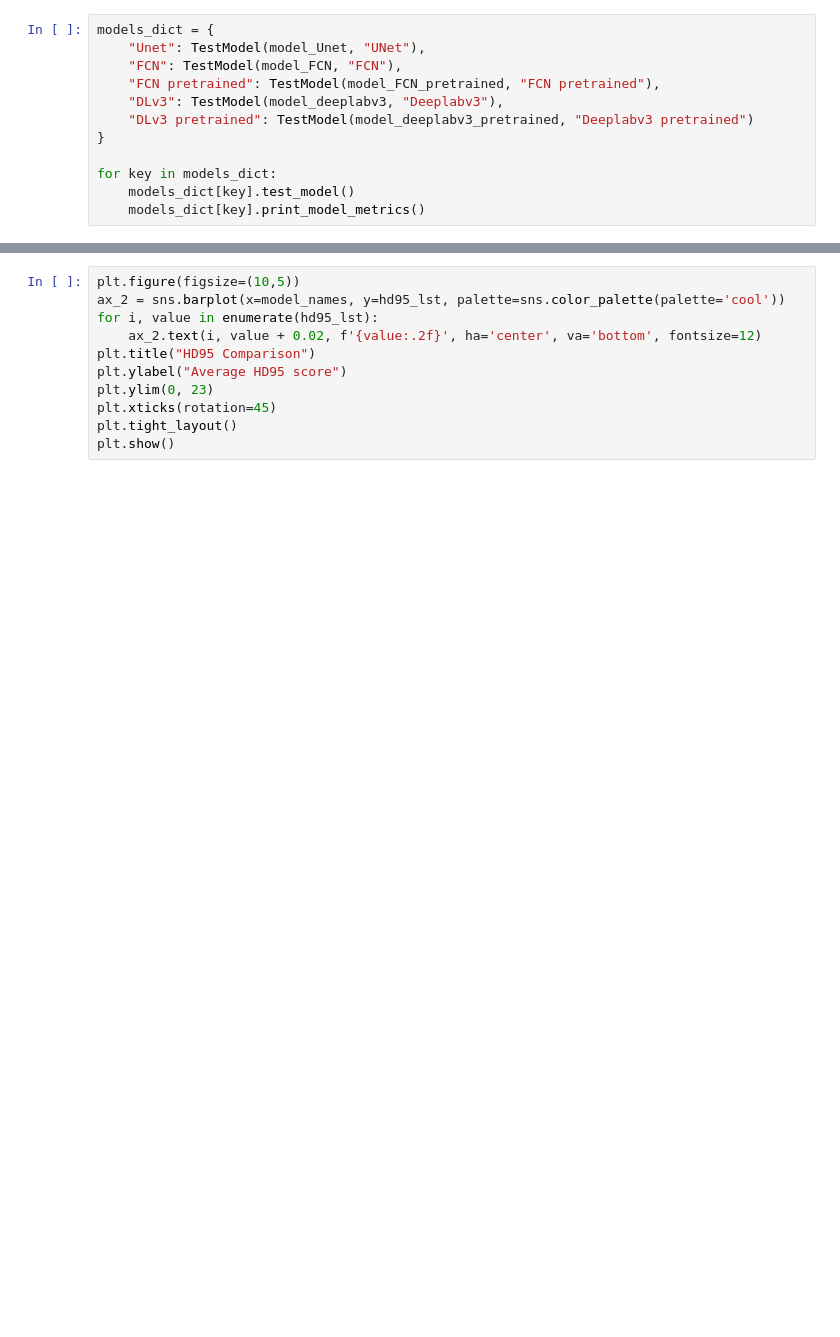
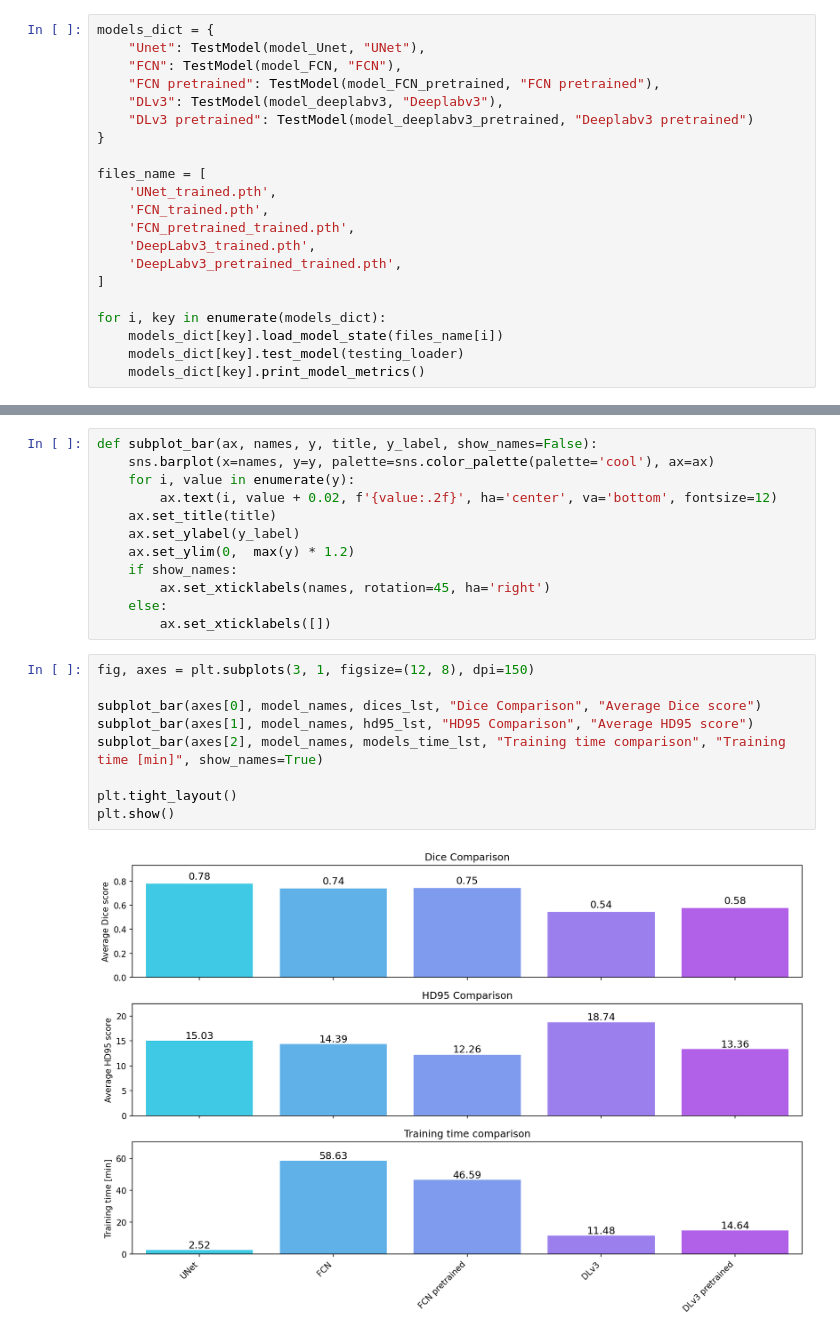
Before and after one commit to TypoweKiwi/Aorta_Segmentation, a Jupyter notebook: model_eval.ipynb, the cells around one changed output, grey strips where cells are left out. Cells and saved outputs as stored; diff of their text form; blank space fills up the shorter version.

```diff
--- a/model_eval.ipynb
+++ b/model_eval.ipynb
@@ -160,6 +193,15 @@ models_dict = {
     "DLv3 pretrained": TestModel(model_deeplabv3_pretrained, "Deeplabv3 pretrained")
 }
 
-for key in models_dict:
-    models_dict[key].test_model()
+files_name = [
+    'UNet_trained.pth',
+    'FCN_trained.pth',
+    'FCN_pretrained_trained.pth',
+    'DeepLabv3_trained.pth',
+    'DeepLabv3_pretrained_trained.pth',
+]
+
+for i, key in enumerate(models_dict):
+    models_dict[key].load_model_state(files_name[i])
+    models_dict[key].test_model(testing_loader)
     models_dict[key].print_model_metrics()
@@ -187,11 +240,23 @@ plt.show()
-# %%
-plt.figure(figsize=(10,5))
-ax_2 = sns.barplot(x=model_names, y=hd95_lst, palette=sns.color_palette(palette='cool'))
-for i, value in enumerate(hd95_lst):
-    ax_2.text(i, value + 0.02, f'{value:.2f}', ha='center', va='bottom', fontsize=12)
-plt.title("HD95 Comparison")
-plt.ylabel("Average HD95 score")
-plt.ylim(0, 23)
-plt.xticks(rotation=45)
-plt.tight_layout()
-plt.show()
+# %%
+def subplot_bar(ax, names, y, title, y_label, show_names=False):
+    sns.barplot(x=names, y=y, palette=sns.color_palette(palette='cool'), ax=ax)
+    for i, value in enumerate(y):
+        ax.text(i, value + 0.02, f'{value:.2f}', ha='center', va='bottom', fontsize=12)
+    ax.set_title(title)
+    ax.set_ylabel(y_label)
+    ax.set_ylim(0,  max(y) * 1.2)
+    if show_names:
+        ax.set_xticklabels(names, rotation=45, ha='right')
+    else:
+        ax.set_xticklabels([])
+# %%
+fig, axes = plt.subplots(3, 1, figsize=(12, 8), dpi=150)
+
+subplot_bar(axes[0], model_names, dices_lst, "Dice Comparison", "Average Dice score")
+subplot_bar(axes[1], model_names, hd95_lst, "HD95 Comparison", "Average HD95 score")
+subplot_bar(axes[2], model_names, models_time_lst, "Training time comparison", "Training time [min]", show_names=True)
+
+plt.tight_layout()
+plt.show()
+# %% [output]
+[figure, added]
```
Also changed, not shown: parts of 10 cells of this notebook.
